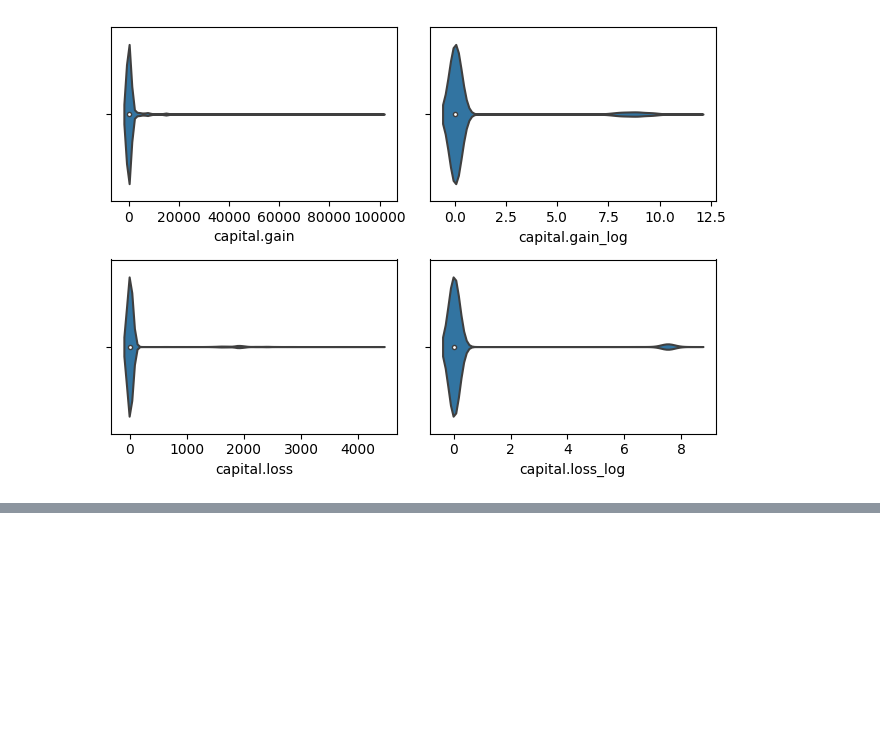
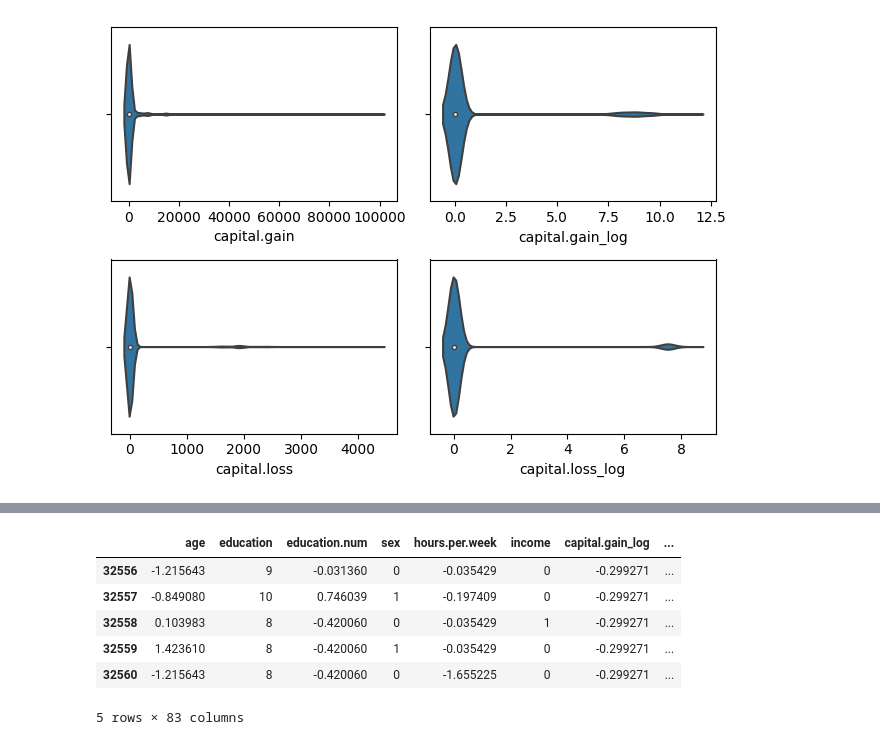
Before and after one commit to prasannashrestha011/ML_exercises, a Jupyter notebook: adult-census-income.ipynb, the cells around one changed output, grey strips where cells are left out. Cells and saved outputs as stored; diff of their text form; code cells hidden in the pictures; blank space fills up the shorter version.

```diff
--- a/adult-census-income.ipynb
+++ b/adult-census-income.ipynb
@@ -273,0 +326,10 @@ plt.show()
+# %%
+df.tail()
+# %% [output]
+|  | age | education | education.num | sex | hours.per.week | income | capital.gain_log | ... |
+| 32556 | -1.215643 | 9 | -0.031360 | 0 | -0.035429 | 0 | -0.299271 | ... |
+| 32557 | -0.849080 | 10 | 0.746039 | 1 | -0.197409 | 0 | -0.299271 | ... |
+| 32558 | 0.103983 | 8 | -0.420060 | 0 | -0.035429 | 1 | -0.299271 | ... |
+| 32559 | 1.423610 | 8 | -0.420060 | 1 | -0.035429 | 0 | -0.299271 | ... |
+| 32560 | -1.215643 | 8 | -0.420060 | 0 | -1.655225 | 0 | -0.299271 | ... |
+5 rows × 83 columns
```
Also changed, not shown: parts of 11 cells of this notebook.
